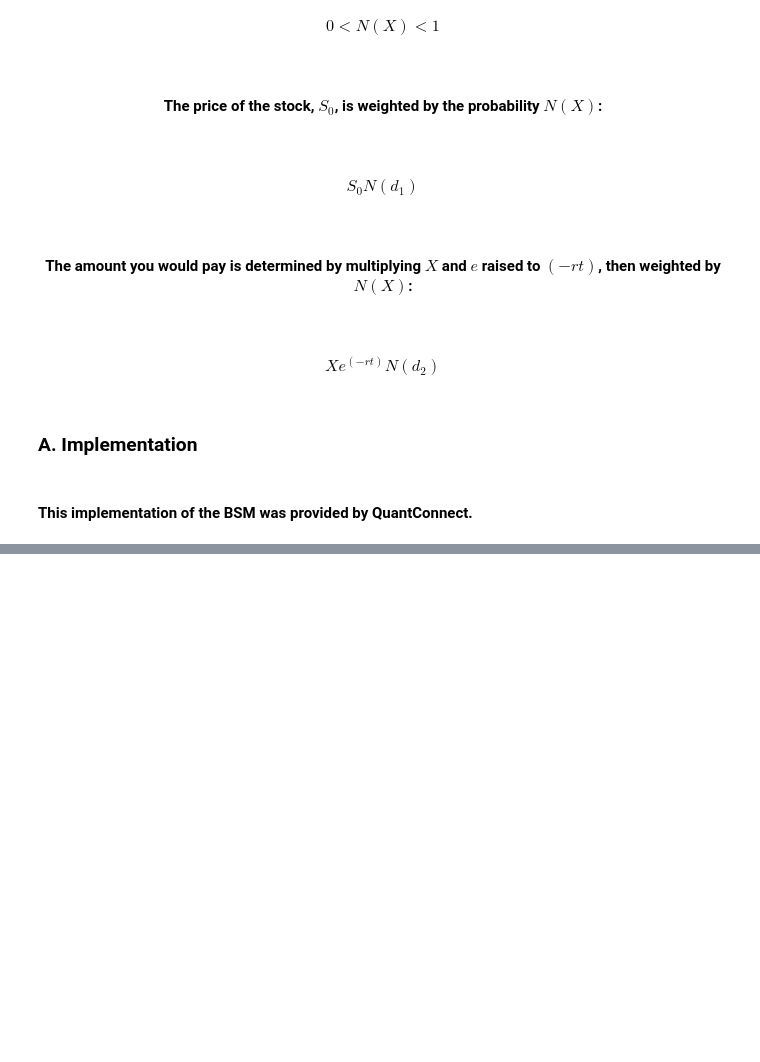
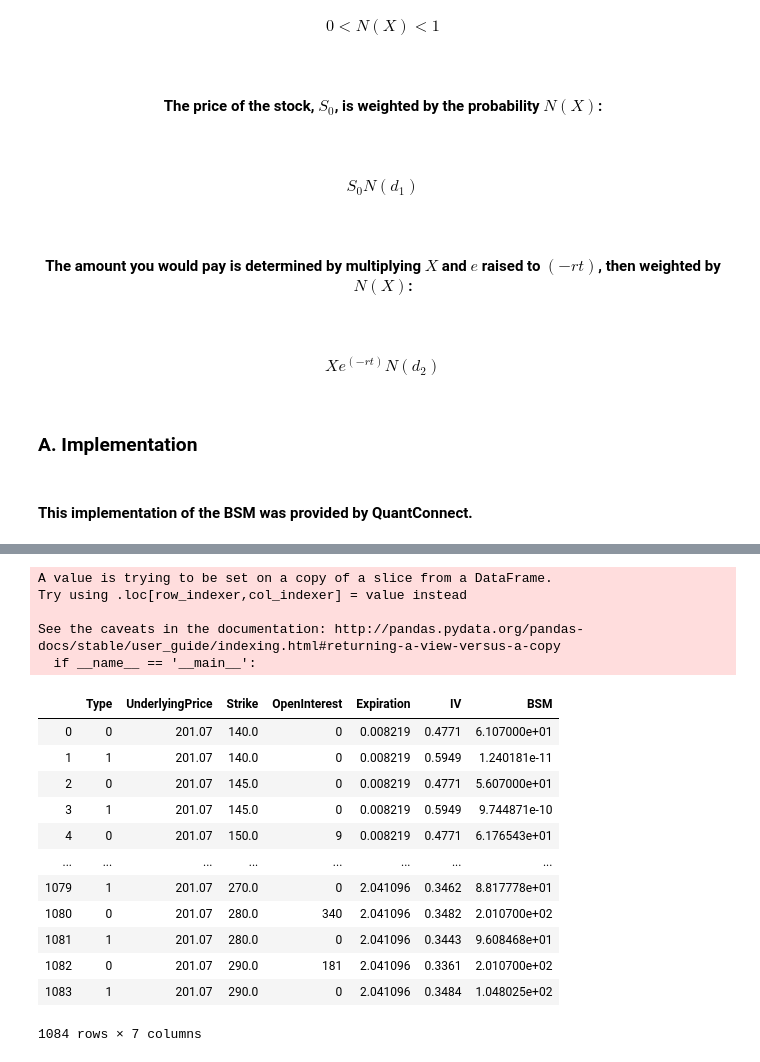
Before and after one commit to DanielHead96/4156ML, a Jupyter notebook: Research.ipynb, the cells around one changed output, grey strips where cells are left out. Drawn from its saved outputs; the diff is of its cells as text; code cells hidden in the pictures; blank space fills up the shorter version.

```diff
--- a/Research.ipynb
+++ b/Research.ipynb
@@ -231,0 +223,3 @@ a.bsm_price()
+# %%
+bsmX = X[['Type', 'UnderlyingPrice', 'Strike', 'OpenInterest', 'Expiration', 'IV']]
+bsmX
@@ -231,0 +240,32 @@ a.bsm_price()
+# %%
+a = []
+for i in range(len(bsmX)):
+    temp = BsmModel(bsmX.iloc[i, 0], bsmX.iloc[i, 1], bsmX.iloc[i, 2], bsmX.iloc[i, 3], bsmX.iloc[i, 4], bsmX.iloc[i, 5])
+    try:
+        a.append(temp.bsm_price())
+    except OverflowError:
+        temp = float('inf')
+        a.append(temp)
+bsmX['BSM'] = a
+# %% [output]
+A value is trying to be set on a copy of a slice from a DataFrame.
+Try using .loc[row_indexer,col_indexer] = value instead
+
+See the caveats in the documentation: http://pandas.pydata.org/pandas-docs/stable/user_guide/indexing.html#returning-a-view-versus-a-copy
+  if __name__ == '__main__':
+# %%
+bsmX
+# %% [output]
+|  | Type | UnderlyingPrice | Strike | OpenInterest | Expiration | IV | BSM |
+| 0 | 0 | 201.07 | 140.0 | 0 | 0.008219 | 0.4771 | 6.107000e+01 |
+| 1 | 1 | 201.07 | 140.0 | 0 | 0.008219 | 0.5949 | 1.240181e-11 |
+| 2 | 0 | 201.07 | 145.0 | 0 | 0.008219 | 0.4771 | 5.607000e+01 |
+| 3 | 1 | 201.07 | 145.0 | 0 | 0.008219 | 0.5949 | 9.744871e-10 |
+| 4 | 0 | 201.07 | 150.0 | 9 | 0.008219 | 0.4771 | 6.176543e+01 |
+| ... | ... | ... | ... | ... | ... | ... | ... |
+| 1079 | 1 | 201.07 | 270.0 | 0 | 2.041096 | 0.3462 | 8.817778e+01 |
+| 1080 | 0 | 201.07 | 280.0 | 340 | 2.041096 | 0.3482 | 2.010700e+02 |
+| 1081 | 1 | 201.07 | 280.0 | 0 | 2.041096 | 0.3443 | 9.608468e+01 |
+| 1082 | 0 | 201.07 | 290.0 | 181 | 2.041096 | 0.3361 | 2.010700e+02 |
+| 1083 | 1 | 201.07 | 290.0 | 0 | 2.041096 | 0.3484 | 1.048025e+02 |
+1084 rows × 7 columns
```
Also changed, not shown: parts of 7 cells of this notebook.
